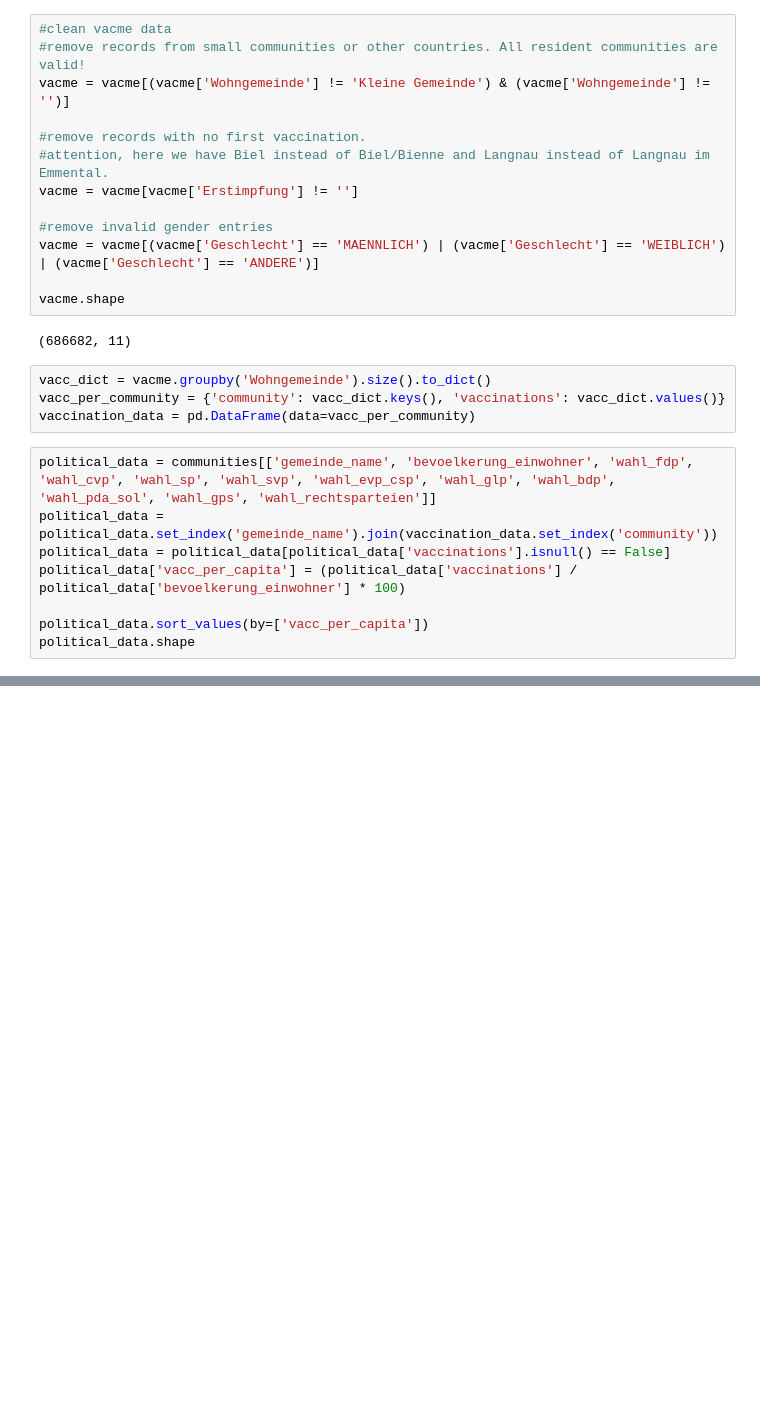
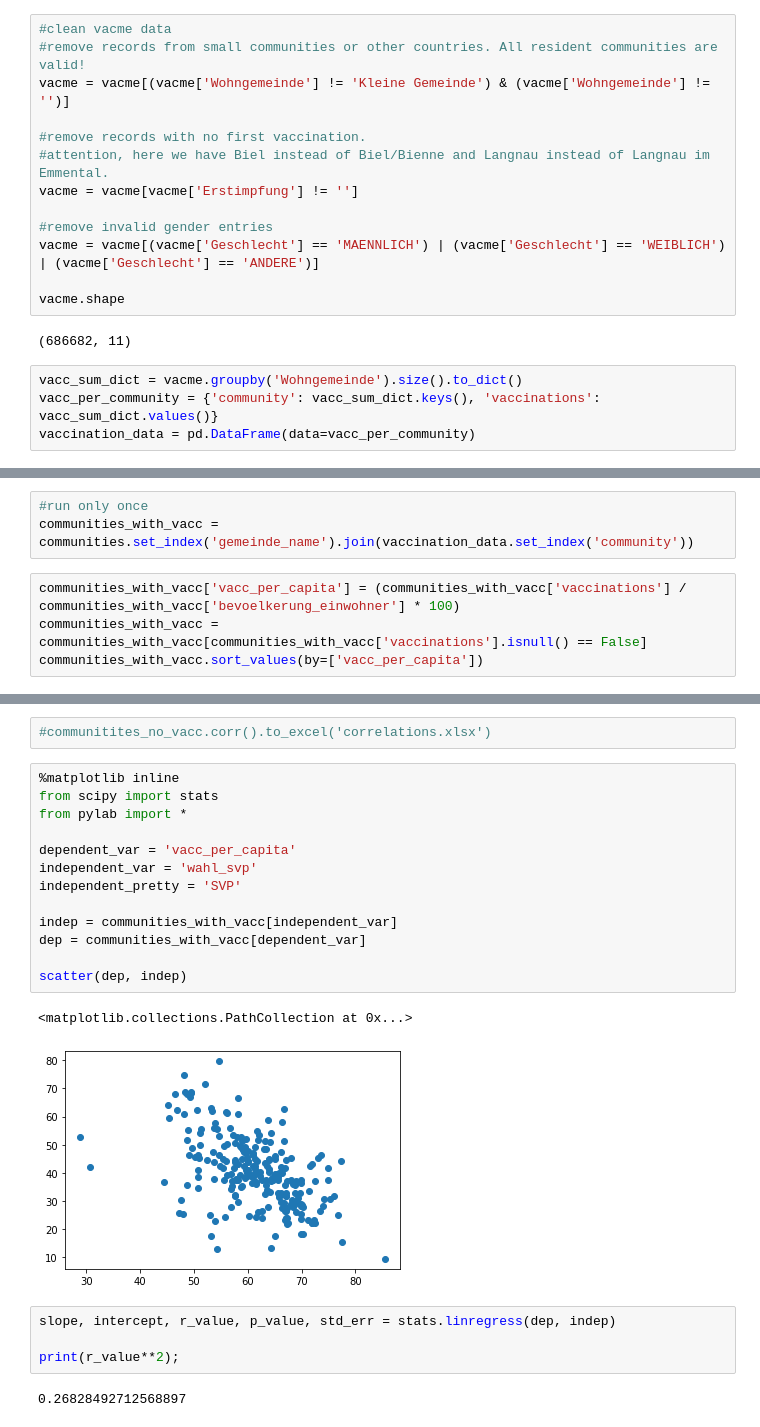
Before and after one commit to TheCell/DataHackDayBern2021, a Jupyter notebook: impfzentren.ipynb, the cells around one changed output, grey strips where cells are left out. Saved outputs shown, nothing was run; the diff lists cells and outputs as text; blank space fills up the shorter version.

Commit message:
Fancy per-party plots

```diff
--- a/impfzentren.ipynb
+++ b/impfzentren.ipynb
@@ -63,14 +63,6 @@ vacme.shape
 # %% [output]
 (686682, 11)
 # %%
-vacc_dict = vacme.groupby('Wohngemeinde').size().to_dict()
-vacc_per_community = {'community': vacc_dict.keys(), 'vaccinations': vacc_dict.values()}
+vacc_sum_dict = vacme.groupby('Wohngemeinde').size().to_dict()
+vacc_per_community = {'community': vacc_sum_dict.keys(), 'vaccinations': vacc_sum_dict.values()}
 vaccination_data = pd.DataFrame(data=vacc_per_community)
-# %%
-political_data = communities[['gemeinde_name', 'bevoelkerung_einwohner', 'wahl_fdp', 'wahl_cvp', 'wahl_sp', 'wahl_svp', 'wahl_evp_csp', 'wahl_glp', 'wahl_bdp', 'wahl_pda_sol', 'wahl_gps', 'wahl_rechtsparteien']]
-political_data = political_data.set_index('gemeinde_name').join(vaccination_data.set_index('community'))
-political_data = political_data[political_data['vaccinations'].isnull() == False]
-political_data['vacc_per_capita'] = (political_data['vaccinations'] / political_data['bevoelkerung_einwohner'] * 100)
-
-political_data.sort_values(by=['vacc_per_capita'])
-political_data.shape
@@ -78,0 +69,7 @@ political_data.shape
+# %%
+#run only once
+communities_with_vacc = communities.set_index('gemeinde_name').join(vaccination_data.set_index('community'))
+# %%
+communities_with_vacc['vacc_per_capita'] = (communities_with_vacc['vaccinations'] / communities_with_vacc['bevoelkerung_einwohner'] * 100)
+communities_with_vacc = communities_with_vacc[communities_with_vacc['vaccinations'].isnull() == False]
+communities_with_vacc.sort_values(by=['vacc_per_capita'])
@@ -107,3 +169,27 @@ Covariance Type:            nonrobust
 Notes:
 [1] R² is computed without centering (uncentered) since the model does not contain a constant.
 [2] Standard Errors assume that the covariance matrix of the errors is correctly specified.
+# %%
+#communitites_no_vacc.corr().to_excel('correlations.xlsx')
+# %%
+%matplotlib inline
+from scipy import stats
+from pylab import *
+
+dependent_var = 'vacc_per_capita'
+independent_var = 'wahl_svp'
+independent_pretty = 'SVP'
+
+indep = communities_with_vacc[independent_var]
+dep = communities_with_vacc[dependent_var]
+
+scatter(dep, indep)
+# %% [output]
+<matplotlib.collections.PathCollection at 0x...>
+[figure, added]
+# %%
+slope, intercept, r_value, p_value, std_err = stats.linregress(dep, indep)
+
+print(r_value**2);
+# %% [output]
+0.26828492712568897
```
Also changed, not shown: parts of 5 cells of this notebook.
